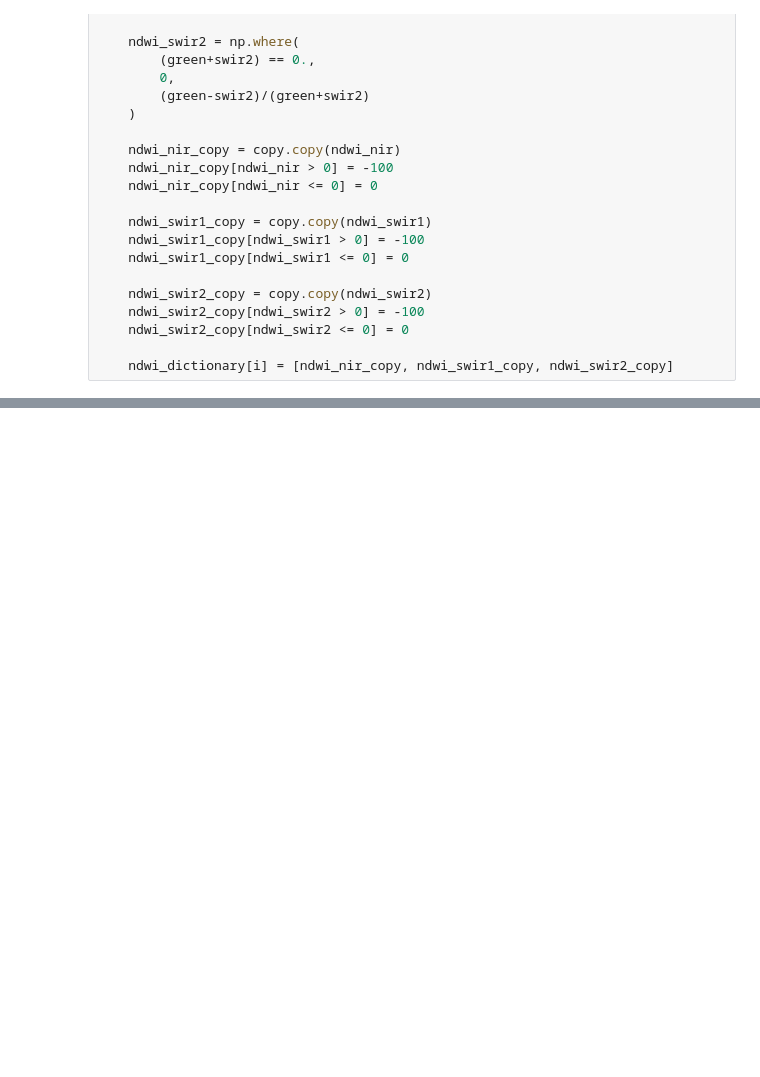
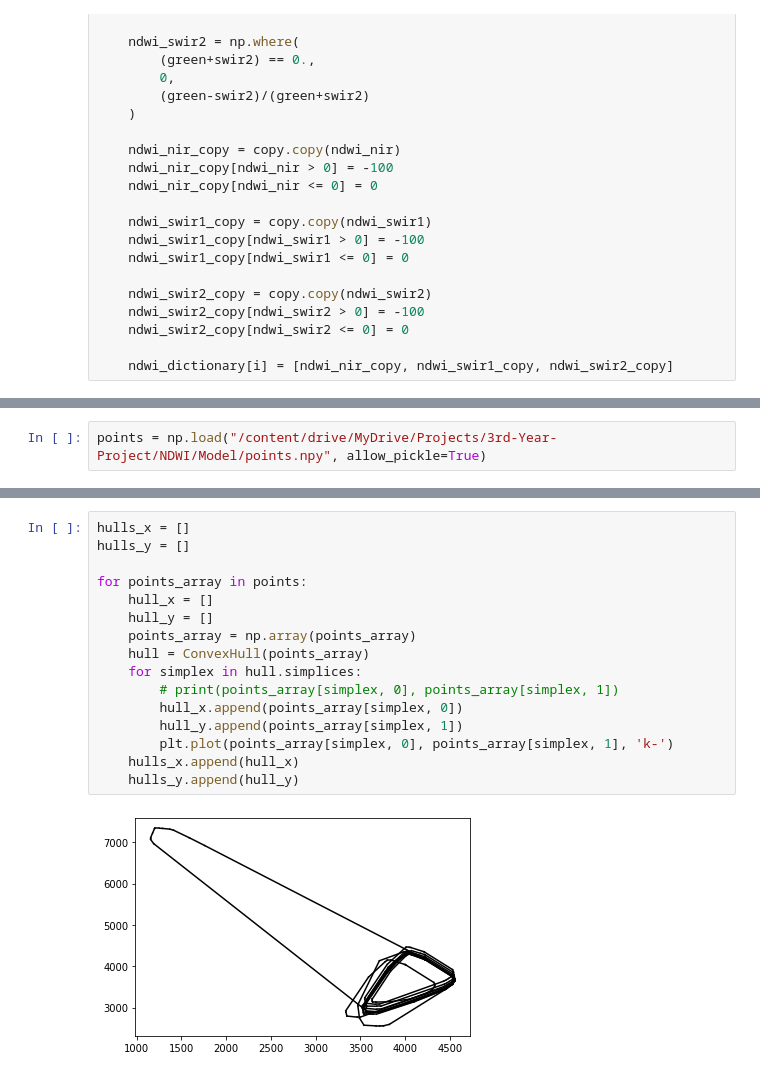
Before and after one commit to vineelsai26/Water-Body-Detection, a Jupyter notebook: NDWI/NDWI_Processing_Automated.ipynb, the cells around one changed output, grey strips where cells are left out. Cells and saved outputs as stored; diff of their text form; blank space fills up the shorter version.

```diff
--- a/NDWI/NDWI_Processing_Automated.ipynb
+++ b/NDWI/NDWI_Processing_Automated.ipynb
@@ -125,0 +270,2 @@ for m in ndwi_dictionary.keys():
+# %%
+points = np.load("/content/drive/MyDrive/Projects/3rd-Year-Project/NDWI/Model/points.npy", allow_pickle=True)
@@ -125,0 +295,18 @@ for m in ndwi_dictionary.keys():
+# %%
+hulls_x = []
+hulls_y = []
+
+for points_array in points:
+    hull_x = []
+    hull_y = []
+    points_array = np.array(points_array)
+    hull = ConvexHull(points_array)
+    for simplex in hull.simplices:
+        # print(points_array[simplex, 0], points_array[simplex, 1])
+        hull_x.append(points_array[simplex, 0])
+        hull_y.append(points_array[simplex, 1])
+        plt.plot(points_array[simplex, 0], points_array[simplex, 1], 'k-')
+    hulls_x.append(hull_x)
+    hulls_y.append(hull_y)
+# %% [output]
+[figure, added]
```
Also changed, not shown: parts of 33 cells of this notebook, 6 other files.
